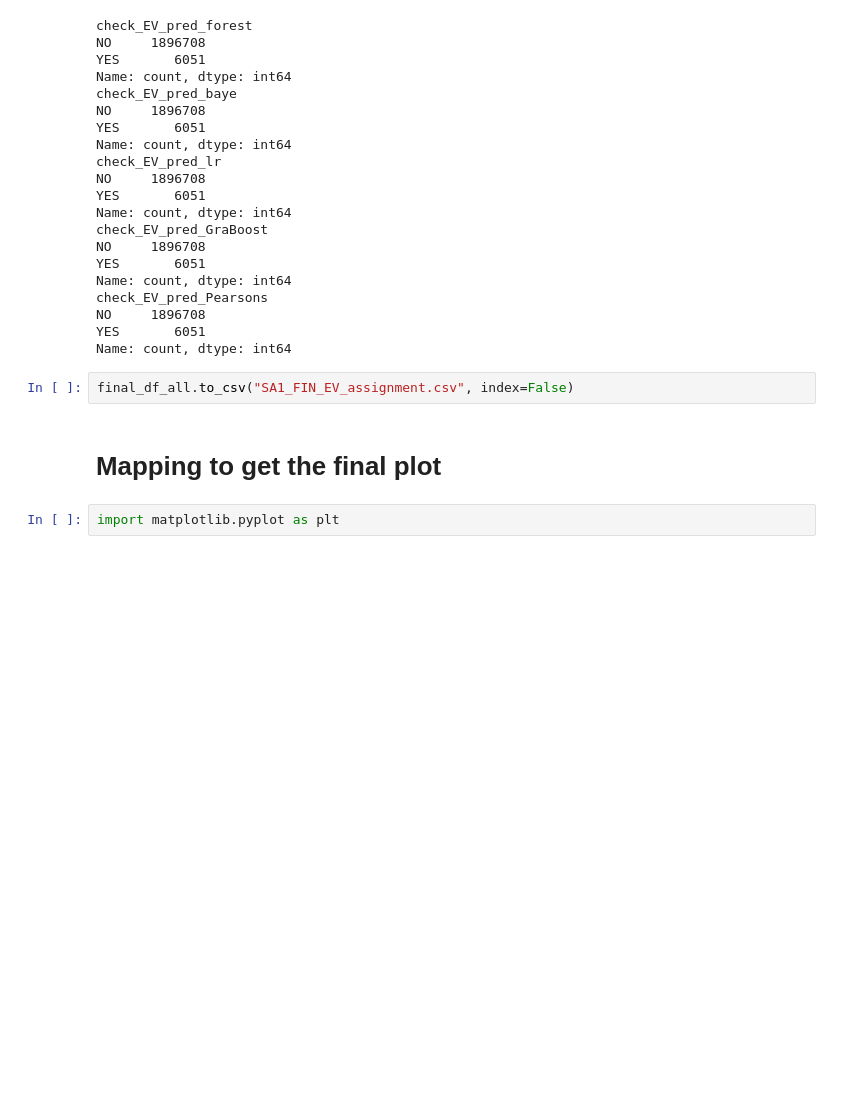
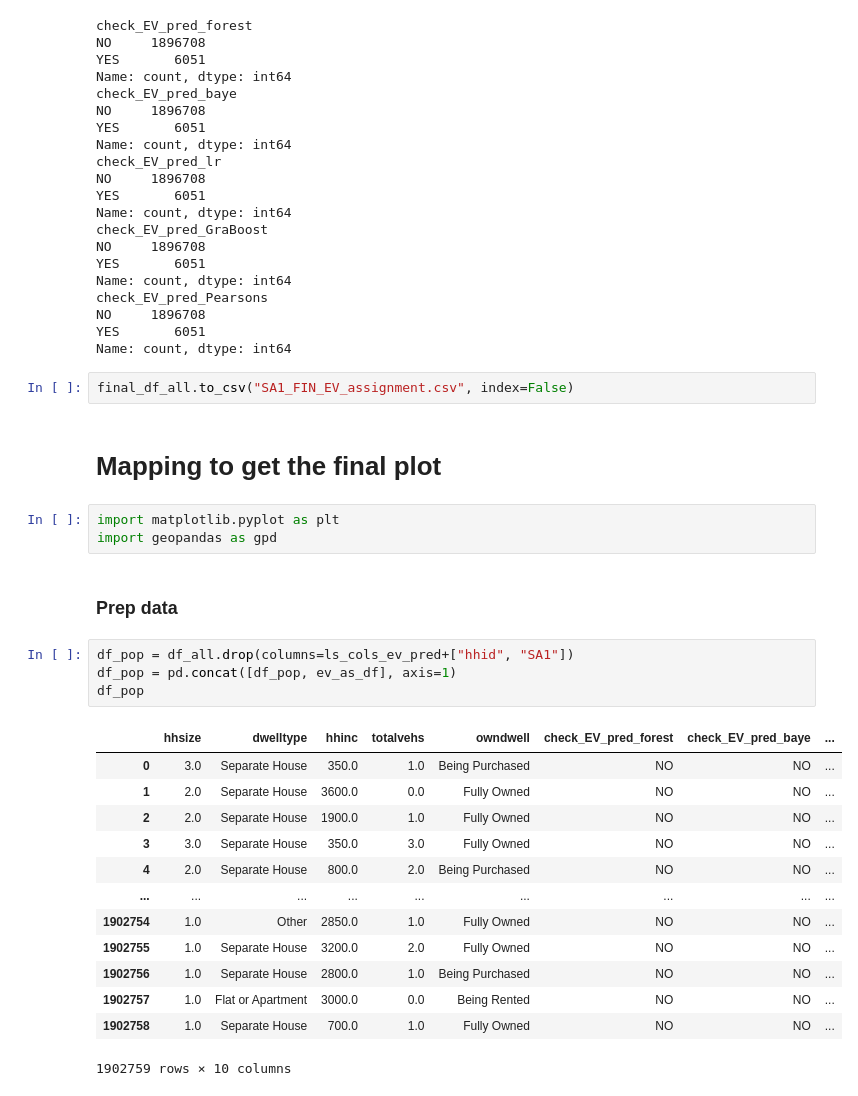
Before and after one commit to bobkatla/rhea, a Jupyter notebook: feature_select/run_analysis_sa1.ipynb, the cells around one changed output. Cells and saved outputs as stored; diff of their text form; blank space fills up the shorter version.

```diff
--- a/feature_select/run_analysis_sa1.ipynb
+++ b/feature_select/run_analysis_sa1.ipynb
@@ -191,3 +191,24 @@ final_df_all.to_csv("SA1_FIN_EV_assignment.csv", index=False)
 # Mapping to get the final plot
 # %%
 import matplotlib.pyplot as plt
+import geopandas as gpd
+# %% [markdown]
+### Prep data
+# %%
+df_pop = df_all.drop(columns=ls_cols_ev_pred+["hhid", "SA1"])
+df_pop = pd.concat([df_pop, ev_as_df], axis=1)
+df_pop
+# %% [output]
+|  | hhsize | dwelltype | hhinc | totalvehs | owndwell | check_EV_pred_forest | check_EV_pred_baye | ... |
+| 0 | 3.0 | Separate House | 350.0 | 1.0 | Being Purchased | NO | NO | ... |
+| 1 | 2.0 | Separate House | 3600.0 | 0.0 | Fully Owned | NO | NO | ... |
+| 2 | 2.0 | Separate House | 1900.0 | 1.0 | Fully Owned | NO | NO | ... |
+| 3 | 3.0 | Separate House | 350.0 | 3.0 | Fully Owned | NO | NO | ... |
+| 4 | 2.0 | Separate House | 800.0 | 2.0 | Being Purchased | NO | NO | ... |
+| ... | ... | ... | ... | ... | ... | ... | ... | ... |
+| 1902754 | 1.0 | Other | 2850.0 | 1.0 | Fully Owned | NO | NO | ... |
+| 1902755 | 1.0 | Separate House | 3200.0 | 2.0 | Fully Owned | NO | NO | ... |
+| 1902756 | 1.0 | Separate House | 2800.0 | 1.0 | Being Purchased | NO | NO | ... |
+| 1902757 | 1.0 | Flat or Apartment | 3000.0 | 0.0 | Being Rented | NO | NO | ... |
+| 1902758 | 1.0 | Separate House | 700.0 | 1.0 | Fully Owned | NO | NO | ... |
+1902759 rows × 10 columns
```
Also changed, not shown: parts of 9 cells of this notebook.
